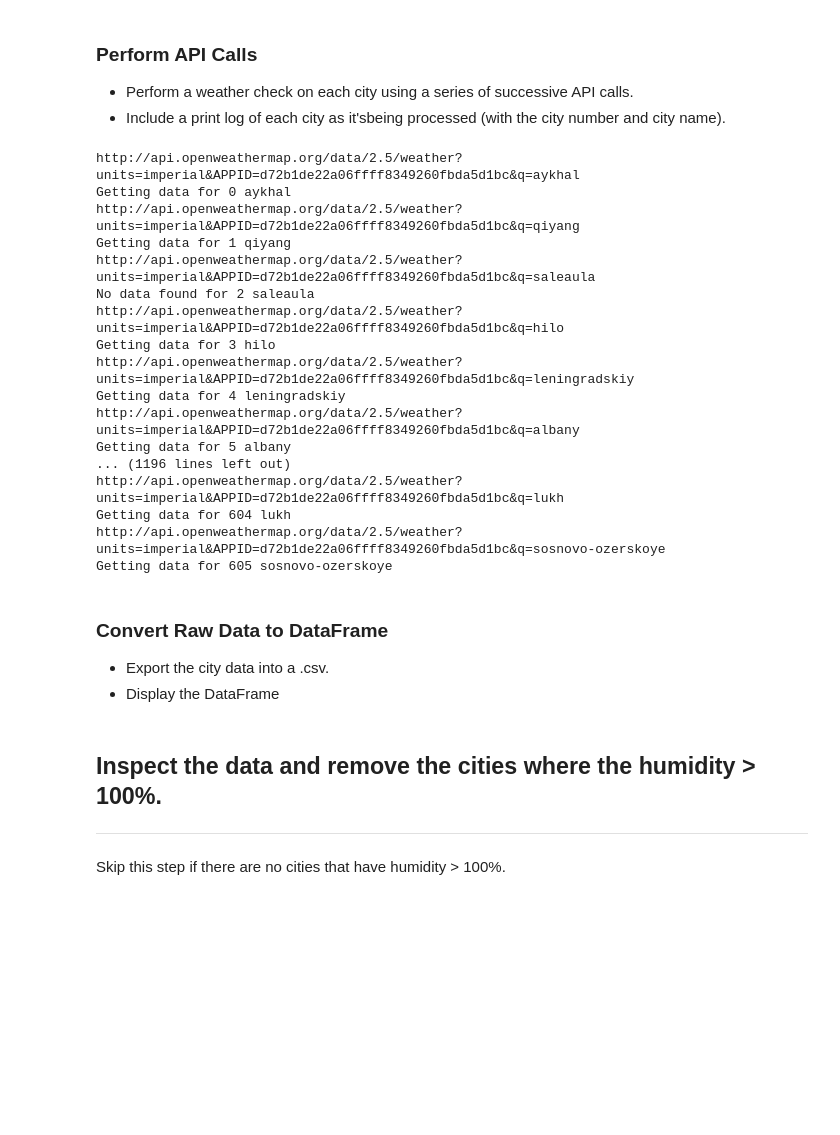
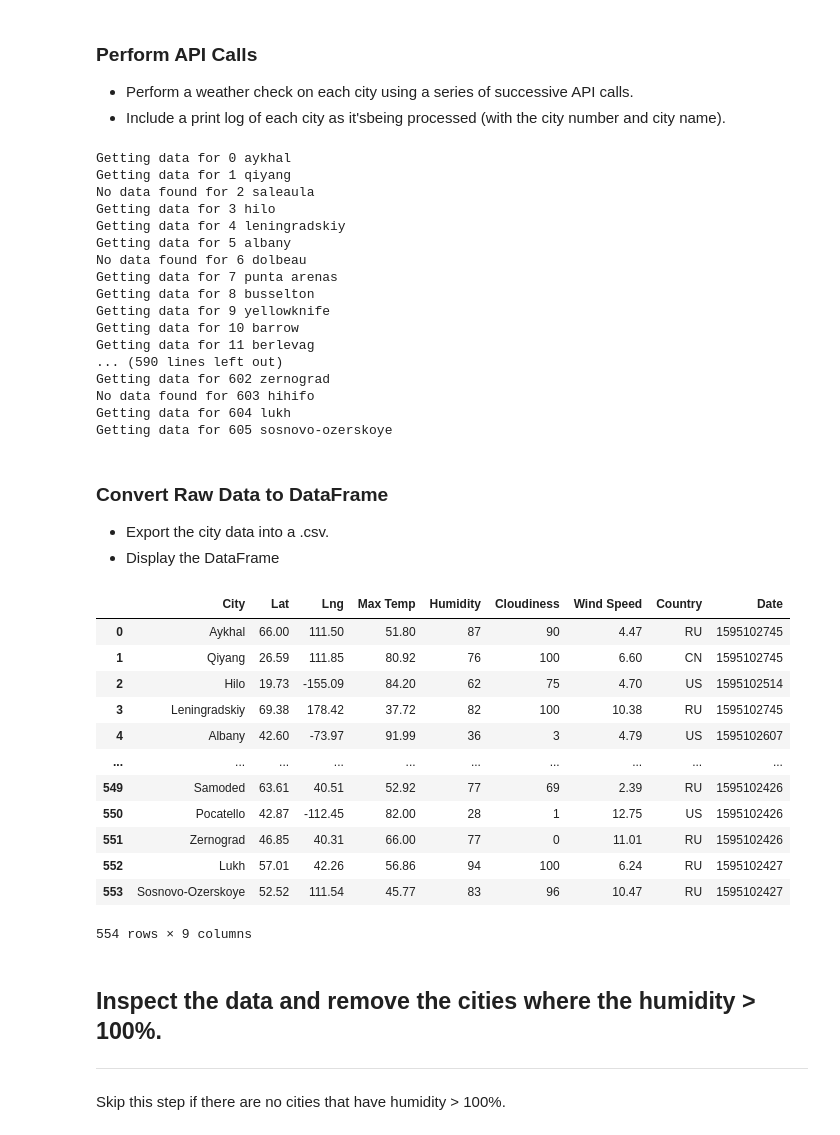
Before and after one commit to sjricketts/python-api-challenge, a Jupyter notebook: WeatherPy/WeatherPy.ipynb, the cells around one changed output. Cells and saved outputs as stored; diff of their text form; code cells hidden in the pictures; blank space fills up the shorter version.

Commit message:
added datetime; created dataframe

```diff
--- a/WeatherPy/WeatherPy.ipynb
+++ b/WeatherPy/WeatherPy.ipynb
@@ -71,6 +71,7 @@ temp = []
 humid = []
 cloud = []
 wind = []
+datetime = []
 # %%
 # iterate through cities
 city_id = 0
@@ -84,37 +85,67 @@ for city in cities:
         country.append(response['sys']['country'])
         lat.append(response['coord']['lat'])
         long.append(response['coord']['lon'])
-        temp.append(response['main']['temp'])
+        temp.append(response['main']['temp_max'])
         humid.append(response['main']['humidity'])
         cloud.append(response['clouds']['all'])
         wind.append(response['wind']['speed'])
+        datetime.append(response['dt'])
         print(f"Getting data for {city_id} {city}")
     except:
         print(f"No data found for {city_id} {city}")
         pass
     city_id = city_id +1
 # %% [output]
-http://api.openweathermap.org/data/2.5/weather?units=imperial&APPID=d72b1de22a06ffff8349260fbda5d1bc&q=aykhal
 Getting data for 0 aykhal
-http://api.openweathermap.org/data/2.5/weather?units=imperial&APPID=d72b1de22a06ffff8349260fbda5d1bc&q=qiyang
 Getting data for 1 qiyang
-http://api.openweathermap.org/data/2.5/weather?units=imperial&APPID=d72b1de22a06ffff8349260fbda5d1bc&q=saleaula
 No data found for 2 saleaula
-http://api.openweathermap.org/data/2.5/weather?units=imperial&APPID=d72b1de22a06ffff8349260fbda5d1bc&q=hilo
 Getting data for 3 hilo
-http://api.openweathermap.org/data/2.5/weather?units=imperial&APPID=d72b1de22a06ffff8349260fbda5d1bc&q=leningradskiy
 Getting data for 4 leningradskiy
-http://api.openweathermap.org/data/2.5/weather?units=imperial&APPID=d72b1de22a06ffff8349260fbda5d1bc&q=albany
 Getting data for 5 albany
-... (1196 lines left out)
-http://api.openweathermap.org/data/2.5/weather?units=imperial&APPID=d72b1de22a06ffff8349260fbda5d1bc&q=lukh
+No data found for 6 dolbeau
+Getting data for 7 punta arenas
+Getting data for 8 busselton
+Getting data for 9 yellowknife
+Getting data for 10 barrow
+Getting data for 11 berlevag
+... (590 lines left out)
+Getting data for 602 zernograd
+No data found for 603 hihifo
 Getting data for 604 lukh
-http://api.openweathermap.org/data/2.5/weather?units=imperial&APPID=d72b1de22a06ffff8349260fbda5d1bc&q=sosnovo-ozerskoye
 Getting data for 605 sosnovo-ozerskoye
 # %% [markdown]
 ### Convert Raw Data to DataFrame
 * Export the city data into a .csv.
 * Display the DataFrame
+# %%
+# create dataframe
+
+city_df = pd.DataFrame({
+    "City": names,
+    "Lat": lat,
+    "Lng": long,
+    "Max Temp": temp,
+    "Humidity": humid,
+    "Cloudiness": cloud,
+    "Wind Speed": wind,
+    "Country": country,
+    "Date": datetime
+})
+city_df
+# %% [output]
+|  | City | Lat | Lng | Max Temp | Humidity | Cloudiness | Wind Speed | Country | Date |
+| 0 | Aykhal | 66.00 | 111.50 | 51.80 | 87 | 90 | 4.47 | RU | 1595102745 |
+| 1 | Qiyang | 26.59 | 111.85 | 80.92 | 76 | 100 | 6.60 | CN | 1595102745 |
+| 2 | Hilo | 19.73 | -155.09 | 84.20 | 62 | 75 | 4.70 | US | 1595102514 |
+| 3 | Leningradskiy | 69.38 | 178.42 | 37.72 | 82 | 100 | 10.38 | RU | 1595102745 |
+| 4 | Albany | 42.60 | -73.97 | 91.99 | 36 | 3 | 4.79 | US | 1595102607 |
+| ... | ... | ... | ... | ... | ... | ... | ... | ... | ... |
+| 549 | Samoded | 63.61 | 40.51 | 52.92 | 77 | 69 | 2.39 | RU | 1595102426 |
+| 550 | Pocatello | 42.87 | -112.45 | 82.00 | 28 | 1 | 12.75 | US | 1595102426 |
+| 551 | Zernograd | 46.85 | 40.31 | 66.00 | 77 | 0 | 11.01 | RU | 1595102426 |
+| 552 | Lukh | 57.01 | 42.26 | 56.86 | 94 | 100 | 6.24 | RU | 1595102427 |
+| 553 | Sosnovo-Ozerskoye | 52.52 | 111.54 | 45.77 | 83 | 96 | 10.47 | RU | 1595102427 |
+554 rows × 9 columns
 # %% [markdown]
 ## Inspect the data and remove the cities where the humidity > 100%.
 ----
```
